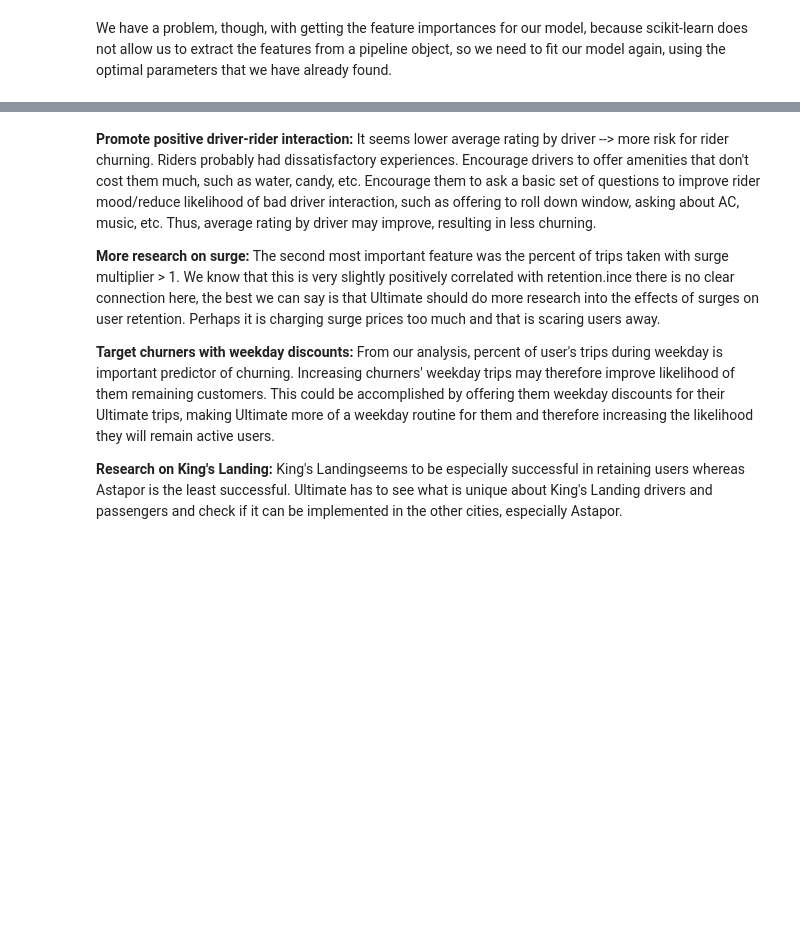
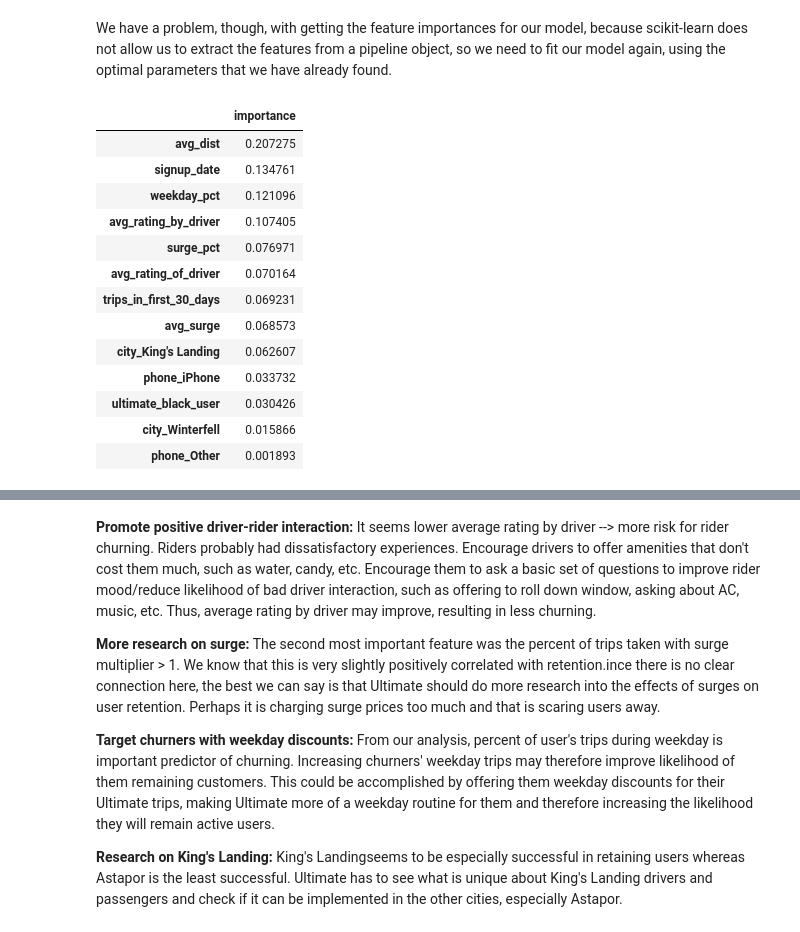
Before and after one commit to oserttas-math/Springboard-Projects, a Jupyter notebook: Ultimate_Data_Challenge/notebooks/Version1.ipynb, the cells around one changed output, grey strips where cells are left out. Saved outputs shown, nothing was run; the diff lists cells and outputs as text; code cells hidden in the pictures; blank space fills up the shorter version.

```diff
--- a/Ultimate_Data_Challenge/notebooks/Version1.ipynb
+++ b/Ultimate_Data_Challenge/notebooks/Version1.ipynb
@@ -724,7 +649,24 @@ classifier_rf.fit(X_train, y_train)
 # %%
 # Feature importance as a table
-pd.DataFrame(classifier_rf.feature_importances_,
+rfc = RandomForestClassifier()
+rfc.fit(X_train, y_train)
+pd.DataFrame(rfc.feature_importances_,
              index = X_train.columns, columns = ['importance']).sort_values('importance', ascending=False)
+# %% [output]
+|  | importance |
+| avg_dist | 0.207275 |
+| signup_date | 0.134761 |
+| weekday_pct | 0.121096 |
+| avg_rating_by_driver | 0.107405 |
+| surge_pct | 0.076971 |
+| avg_rating_of_driver | 0.070164 |
+| trips_in_first_30_days | 0.069231 |
+| avg_surge | 0.068573 |
+| city_King's Landing | 0.062607 |
+| phone_iPhone | 0.033732 |
+| ultimate_black_user | 0.030426 |
+| city_Winterfell | 0.015866 |
+| phone_Other | 0.001893 |
 # %%
 # Feature importance as a
 plt.figure(figsize=(16, 10))
```
Also changed, not shown: parts of 26 cells of this notebook, 1 other file.
